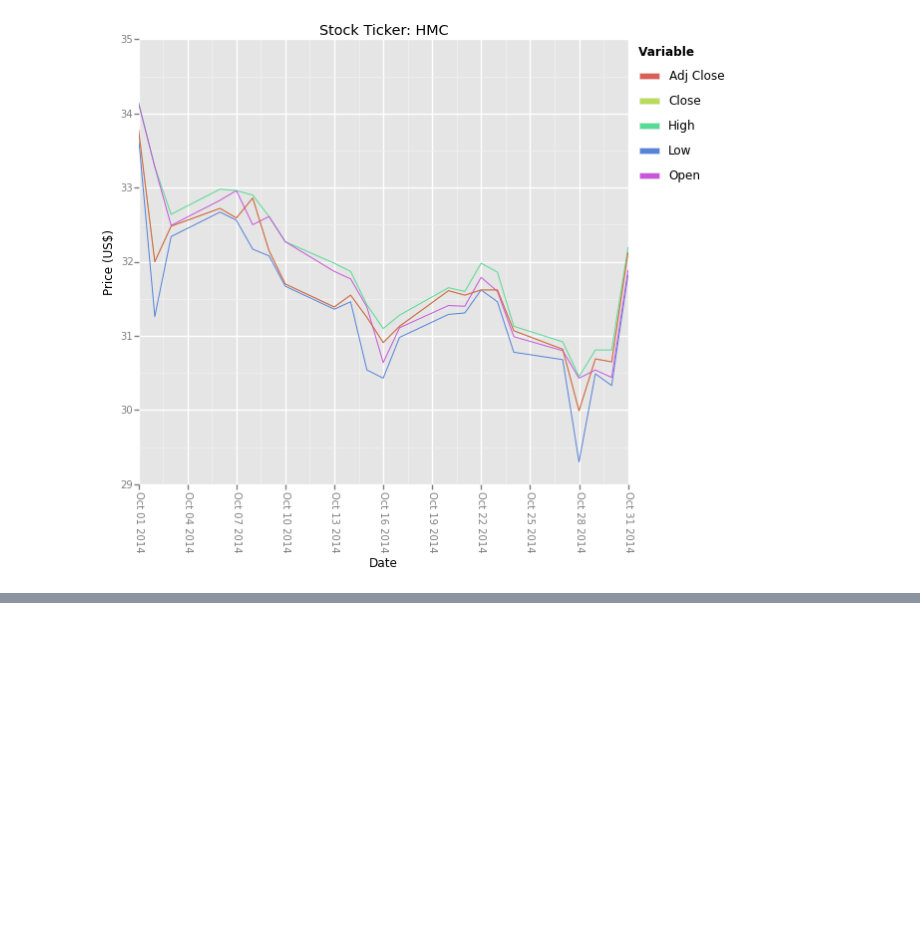
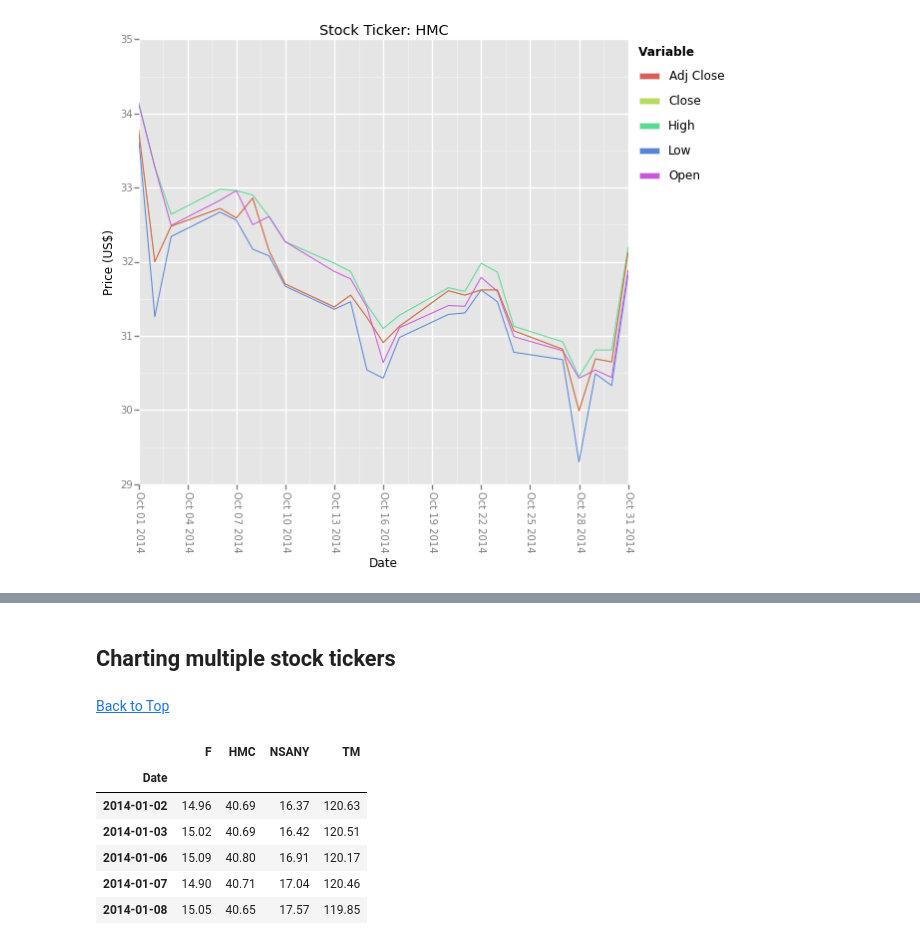
Before and after one commit to Ebotto1/ipython_notebooks, a Jupyter notebook: ggplot/Yahoo_Stock_Price.ipynb, the cells around one changed output, grey strips where cells are left out. Saved outputs shown, nothing was run; the diff lists cells and outputs as text; code cells hidden in the pictures; blank space fills up the shorter version.

```diff
--- a/ggplot/Yahoo_Stock_Price.ipynb
+++ b/ggplot/Yahoo_Stock_Price.ipynb
@@ -89,0 +103,4 @@ plt.show()
+# %% [markdown]
+## Charting multiple stock tickers
+# %% [markdown]
+[Back to Top](#top)
@@ -89,0 +125,10 @@ plt.show()
+# %%
+df.head()
+# %% [output]
+|  | F | HMC | NSANY | TM |
+| Date |  |  |  |  |
+| 2014-01-02 | 14.96 | 40.69 | 16.37 | 120.63 |
+| 2014-01-03 | 15.02 | 40.69 | 16.42 | 120.51 |
+| 2014-01-06 | 15.09 | 40.80 | 16.91 | 120.17 |
+| 2014-01-07 | 14.90 | 40.71 | 17.04 | 120.46 |
+| 2014-01-08 | 15.05 | 40.65 | 17.57 | 119.85 |
```
Also changed, not shown: parts of 17 cells of this notebook.
